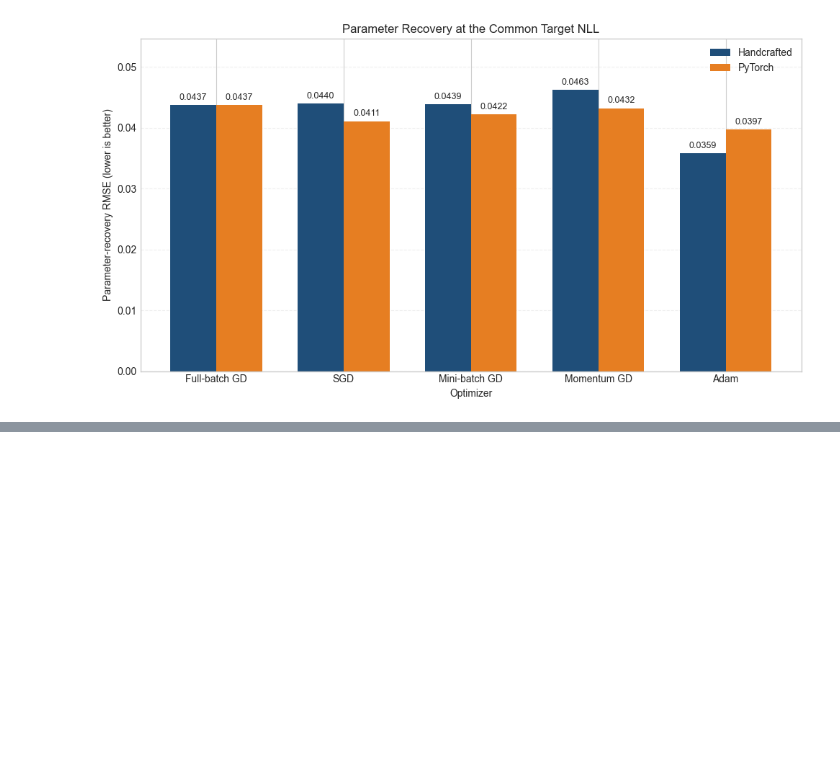
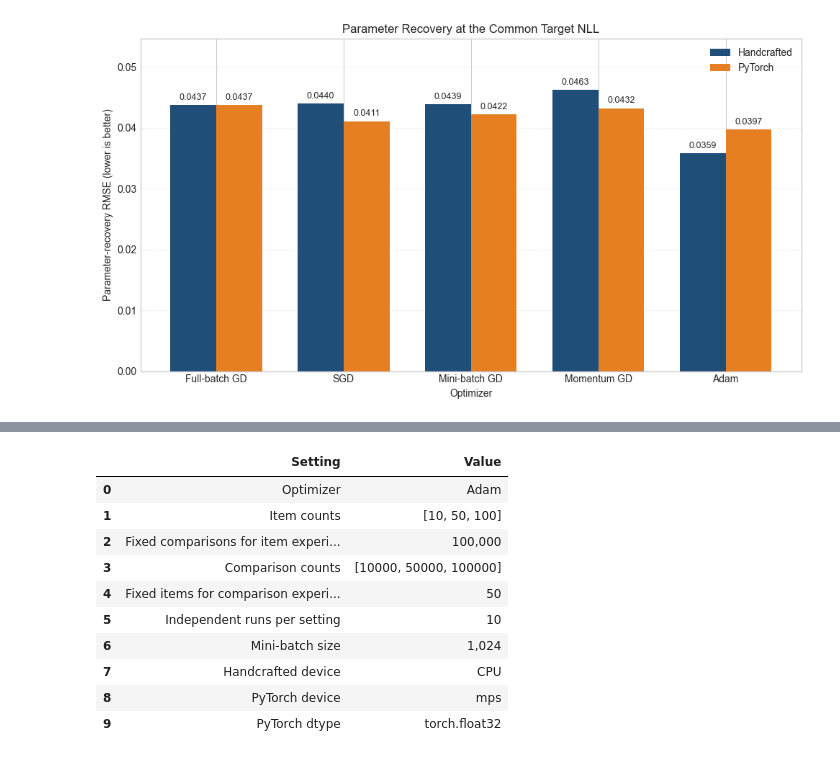
Before and after one commit to rbhdsks/Learning-from-Comparison-Data-Master-Thesis-Project-, a Jupyter notebook: notebooks/experiments/Bradley_Terry_Model/04_BradleyTerry_MLE_Optimizations.ipynb, the cells around one changed output, grey strips where cells are left out. Cells and saved outputs as stored; diff of their text form; code cells hidden in the pictures; blank space fills up the shorter version.

```diff
--- a/notebooks/experiments/Bradley_Terry_Model/04_BradleyTerry_MLE_Optimizations.ipynb
+++ b/notebooks/experiments/Bradley_Terry_Model/04_BradleyTerry_MLE_Optimizations.ipynb
@@ -2826,0 +2862,61 @@ plt.show()
+# %%
+# Define the settings for the CPU-versus-MPS scaling experiments.
+
+SCALING_ITEM_COUNTS = [10, 50, 100]
+FIXED_SCALING_COMPARISONS = 100_000
+
+SCALING_COMPARISON_COUNTS = [10_000, 50_000, 100_000]
+FIXED_SCALING_ITEMS = 50
+
+NUMBER_OF_SCALING_RUNS = 10
+SCALING_BATCH_SIZE = 1_024
+SCALING_OPTIMIZER = "Adam"
+
+SCALING_DEVICE = torch.device("mps")
+SCALING_DTYPE = torch.float32
+
+SCALING_SEEDS = [
+    SEED + run_index
+    for run_index in range(NUMBER_OF_SCALING_RUNS)
+]
+
+scaling_settings = pd.DataFrame({
+    "Setting": [
+        "Optimizer",
+        "Item counts",
+        "Fixed comparisons for item experiment",
+        "Comparison counts",
+        "Fixed items for comparison experiment",
+        "Independent runs per setting",
+        "Mini-batch size",
+        "Handcrafted device",
+        "PyTorch device",
+        "PyTorch dtype",
+    ],
+    "Value": [
+        SCALING_OPTIMIZER,
+        str(SCALING_ITEM_COUNTS),
+        f"{FIXED_SCALING_COMPARISONS:,}",
+        str(SCALING_COMPARISON_COUNTS),
+        f"{FIXED_SCALING_ITEMS:,}",
+        f"{NUMBER_OF_SCALING_RUNS}",
+        f"{SCALING_BATCH_SIZE:,}",
+        "CPU",
+        str(SCALING_DEVICE),
+        str(SCALING_DTYPE),
+    ],
+})
+
+scaling_settings
+# %% [output]
+|  | Setting | Value |
+| 0 | Optimizer | Adam |
+| 1 | Item counts | [10, 50, 100] |
+| 2 | Fixed comparisons for item experi... | 100,000 |
+| 3 | Comparison counts | [10000, 50000, 100000] |
+| 4 | Fixed items for comparison experi... | 50 |
+| 5 | Independent runs per setting | 10 |
+| 6 | Mini-batch size | 1,024 |
+| 7 | Handcrafted device | CPU |
+| 8 | PyTorch device | mps |
+| 9 | PyTorch dtype | torch.float32 |
```
Also changed, not shown: parts of 25 cells of this notebook.
